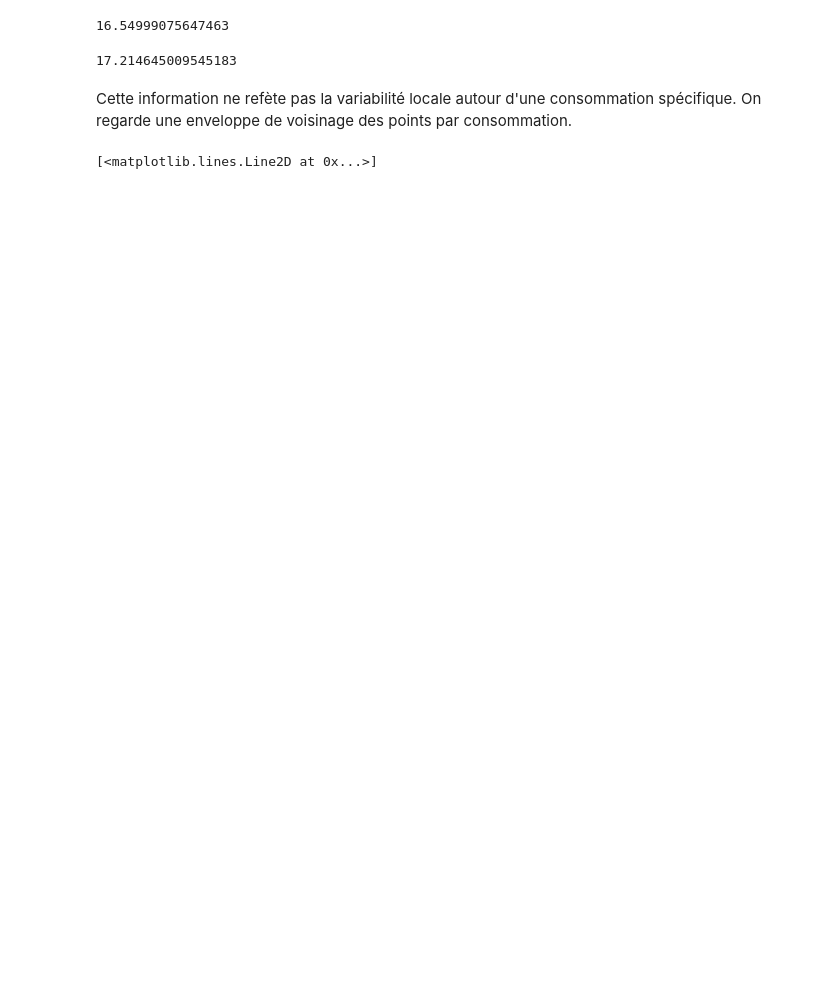
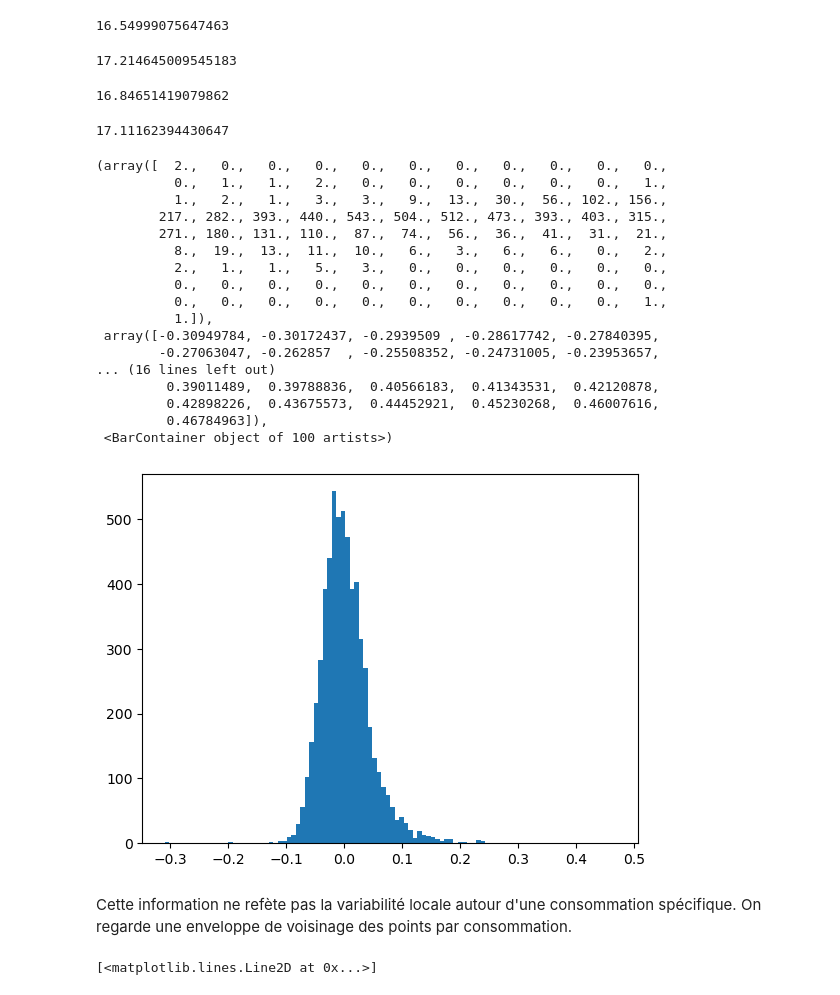
Before and after one commit to jee51/M2DProjet2324, a Jupyter notebook: notebooks/conso_fuel_globale.ipynb, the cells around one changed output. Cells and saved outputs as stored; diff of their text form; code cells hidden in the pictures; blank space fills up the shorter version.

Commit message:
Calculs d'indicateurs

```diff
--- a/notebooks/conso_fuel_globale.ipynb
+++ b/notebooks/conso_fuel_globale.ipynb
@@ -170,6 +170,37 @@ dy = hy-y
 (100*np.diff(np.percentile(dy,[2.5, 97.5]))/np.mean(y)).item()
 # %% [output]
 17.214645009545183
+# %%
+# Je vote pour ce calcul simple.
+r = dy/y
+(100*np.diff(np.percentile(r,[2.5, 97.5]))).item()
+# %% [output]
+16.84651419079862
+# %%
+2*1.96*100*np.std(r)
+# %% [output]
+17.11162394430647
+# %%
+plt.hist(r, bins=100)
+# %% [output]
+(array([  2.,   0.,   0.,   0.,   0.,   0.,   0.,   0.,   0.,   0.,   0.,
+          0.,   1.,   1.,   2.,   0.,   0.,   0.,   0.,   0.,   0.,   1.,
+          1.,   2.,   1.,   3.,   3.,   9.,  13.,  30.,  56., 102., 156.,
+        217., 282., 393., 440., 543., 504., 512., 473., 393., 403., 315.,
+        271., 180., 131., 110.,  87.,  74.,  56.,  36.,  41.,  31.,  21.,
+          8.,  19.,  13.,  11.,  10.,   6.,   3.,   6.,   6.,   0.,   2.,
+          2.,   1.,   1.,   5.,   3.,   0.,   0.,   0.,   0.,   0.,   0.,
+          0.,   0.,   0.,   0.,   0.,   0.,   0.,   0.,   0.,   0.,   0.,
+          0.,   0.,   0.,   0.,   0.,   0.,   0.,   0.,   0.,   0.,   1.,
+          1.]),
+ array([-0.30949784, -0.30172437, -0.2939509 , -0.28617742, -0.27840395,
+        -0.27063047, -0.262857  , -0.25508352, -0.24731005, -0.23953657,
+... (16 lines left out)
+         0.39011489,  0.39788836,  0.40566183,  0.41343531,  0.42120878,
+         0.42898226,  0.43675573,  0.44452921,  0.45230268,  0.46007616,
+         0.46784963]),
+ <BarContainer object of 100 artists>)
+[figure, added]
 # %% [markdown]
 Cette information ne refète pas la variabilité locale autour d'une consommation spécifique.
 On regarde une enveloppe de voisinage des points par consommation.
```
Also changed, not shown: parts of 10 cells of this notebook.
